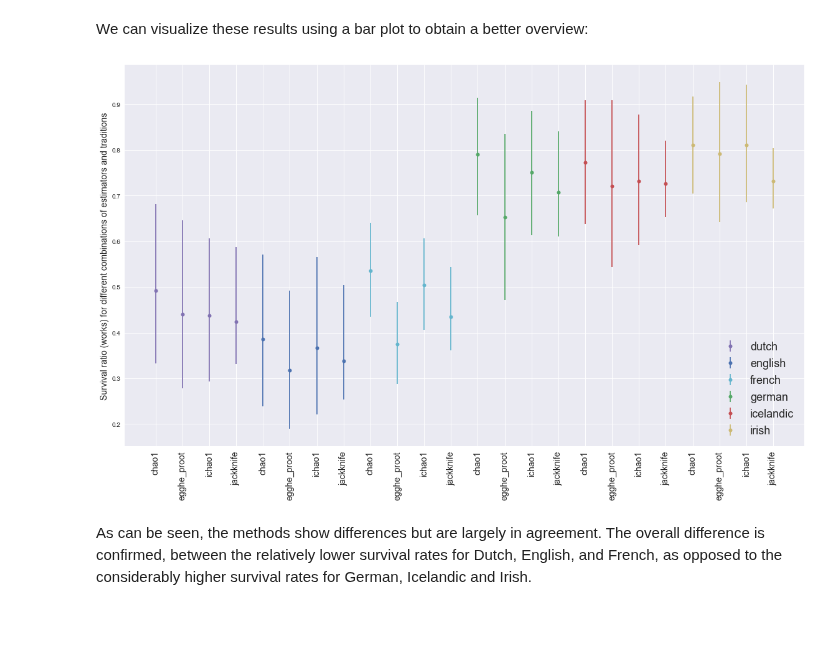
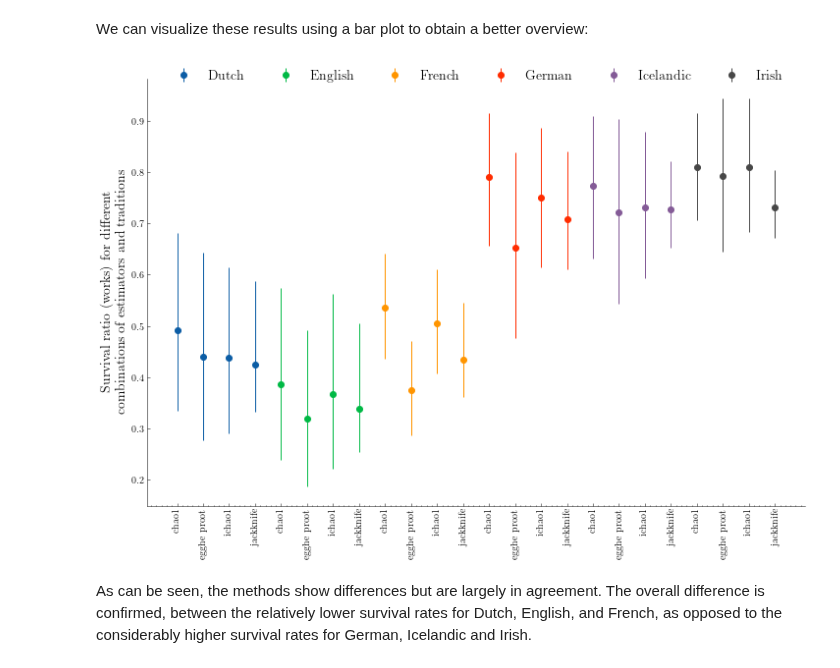
Before and after one commit to mikekestemont/forgotten-books, a Jupyter notebook: notebooks/analysis.ipynb, the cells around one changed output. Saved outputs shown, nothing was run; the diff lists cells and outputs as text; code cells hidden in the pictures; blank space fills up the shorter version.

```diff
--- a/notebooks/analysis.ipynb
+++ b/notebooks/analysis.ipynb
@@ -318,7 +341,7 @@ For plotting the evenness profiles, we first need to calculate the (estimated, r
 # %%
 hill_est = {}
 for lang, assemblage in assemblages.items():
-    _, est = hill_numbers(assemblage, n_iter=100) # was: 10000
+    emp, est = hill_numbers(assemblage, n_iter=100) # was: 10000
     hill_est[lang] = est
 # %% [markdown]
 We can compute the (normalized) evenness profiles on the basis of the Hill number profiles:
@@ -334,6 +361,2 @@ plt.savefig('../outputs/evenness.pdf')
 # %% [markdown]
 We can repeat this for the second class of evenness measures, based on the coefficient of variation:
-# %%
-evennesses = {l:evenness(hill_est[l], CV=True) for l in hill_est}
-evenness_plot(evennesses, ylabel='CV-based evenness')
-plt.savefig('../outputs/evenness_cv.pdf')
@@ -365,19 +411,11 @@ an
 # %% [markdown]
 In the cell below, we repeat some of the basic analyses above for the estimating the works diversity of the combined Middle English and Anglo-Norman data.
 # %%
-comp = {'English': assemblages['english'],
-        'English with anglo-norman': np.concatenate((assemblages['english'],
+comp = {'English': assemblages['English'],
+        'English with Anglo-Norman': np.concatenate((assemblages['English'],
                                                  u.to_abundance(an['title'])))
        }
 
 wsurvival = {}
 for category, assemblage in comp.items():
     wsurvival[category] = survival_ratio(assemblage, method='chao1', n_iter=10000)
-
-ax = multi_kde(wsurvival)
-ax.legend(loc='upper left')
-ax.set_xlabel('Survival ratio (works)')
-ax.set_ylabel('Bootstrap KDE')
-ax.set_yticklabels([])
-
-plt.savefig('../outputs/anglonorman.pdf');
@@ -429,3 +475,5 @@ estimates
+# %%
+estimates["estimator"] = estimates["estimator"].str.replace("_", " ")
 # %%
 with open('../outputs/other.txt', 'w') as f:
     f.write(estimates.round(3).to_latex())
@@ -434,38 +482,33 @@ We can visualize these results using a bar plot to obtain a better overview:
 # %%
 errors = np.array(list(zip(estimates['lci'], estimates['uci']))).T
 errors[0] = estimates['survival'] - errors[0]
 errors[1] -= estimates['survival']
 
-fig, ax = plt.subplots(figsize=(16, 10))
+fig, ax = plt.subplots(figsize=(12, 8))
 
-traditions = tuple(set(estimates['tradition']))
-colors = plt.rcParams['axes.prop_cycle'].by_key()['color'][:len(traditions)]
-color_dict = dict(zip(traditions, colors))
+traditions = sorted(set(estimates['tradition']))
+color_dict = {t: f"C{i}" for i, t in enumerate(traditions)}
 labeled = {t:False for t in color_dict}
 
 for idx in range(len(estimates)):
     trad = estimates['tradition'].iloc[idx]
     meth = estimates['estimator'].iloc[idx]
-    if not labeled[trad]:
-        c = color_dict[trad]
-        labeled[trad] = True
-        ax.errorbar(idx, estimates['survival'].iloc[idx],
-            yerr=np.array([errors[:, idx]]).T,
-            fmt='.', c=color_dict[trad], label=trad,
-            ms=12)
-    else:
-        ax.errorbar(idx, estimates['survival'].iloc[idx],
-            yerr=np.array([errors[:, idx]]).T,
-            fmt='.', c=color_dict[trad], ms=12)
+    label = trad if not labeled[trad] else None
+    c = color_dict[trad]
+    labeled[trad] = True
+    ax.errorbar(idx, estimates['survival'].iloc[idx],
+        yerr=np.array([errors[:, idx]]).T,
+        fmt='.', c=color_dict[trad], label=label,
+        ms=12)
 
 
-ax.set_ylabel('Survival ratio (works) for different combinations of estimators and traditions', fontsize=14)
+ax.set_ylabel('Survival ratio (works) for different\ncombinations of estimators and traditions', fontsize=14)
 ax.set_xticks(np.arange(len(estimates)))
-ax.set_xticklabels(estimates['estimator'], rotation = 90, fontsize=14);
-plt.legend(loc='lower right', fontsize=18)
-plt.tight_layout()
+ax.set_xticklabels(estimates['estimator'], rotation = 90);
+ax.legend(loc='upper center', ncol=len(assemblages), bbox_to_anchor=(0.5, 1.05), frameon=False, fontsize=14)
+
 plt.savefig('../outputs/other.pdf');
 # %% [output]
-[figure, old version]
+[figure, new version]
 # %% [markdown]
 As can be seen, the methods show differences but are largely in agreement. The overall difference is confirmed, between the relatively lower survival rates for Dutch, English, and French, as opposed to the considerably higher survival rates for German, Icelandic and Irish.
```
Also changed, not shown: parts of 28 cells of this notebook, 13 other files.
